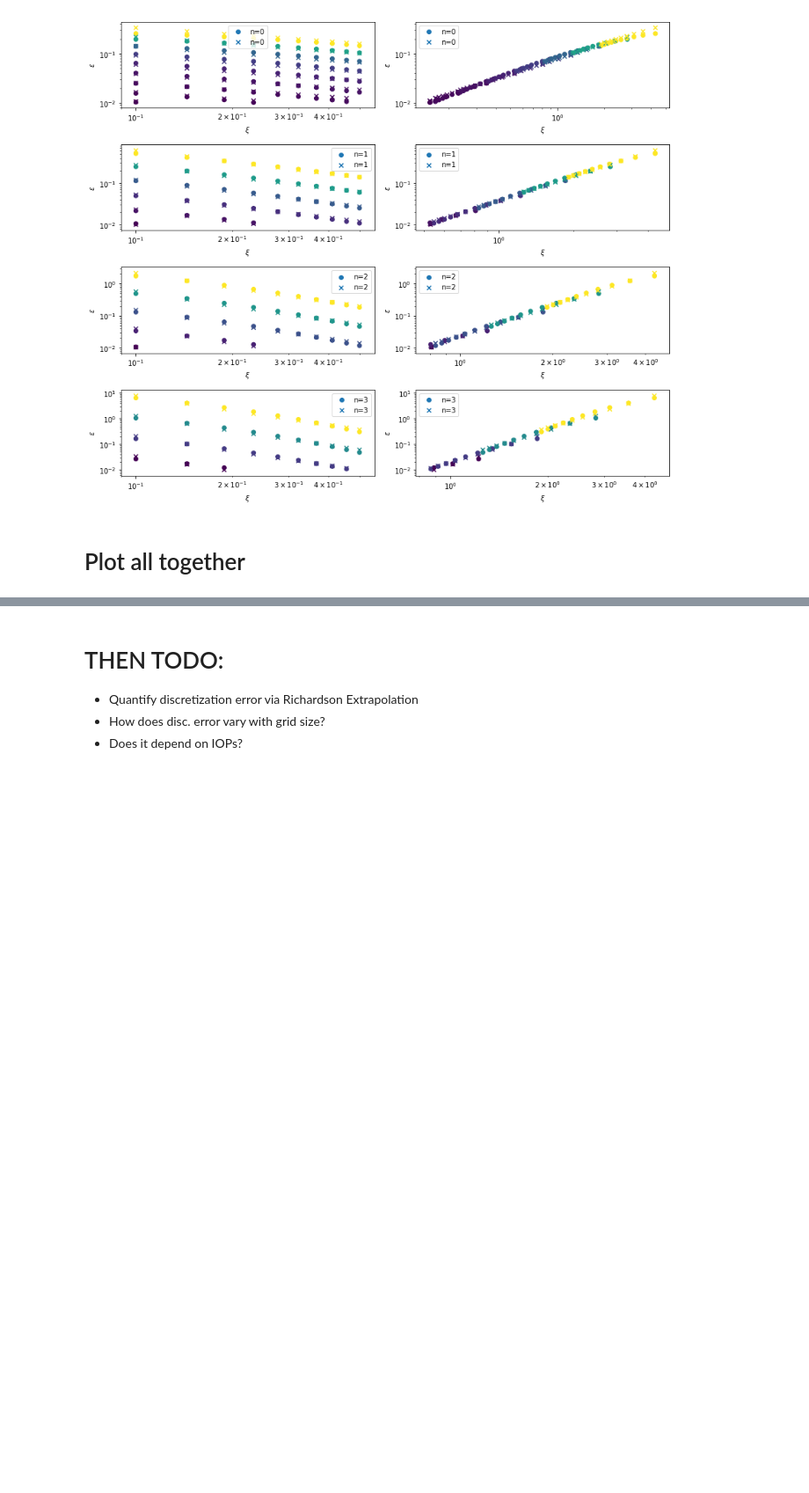
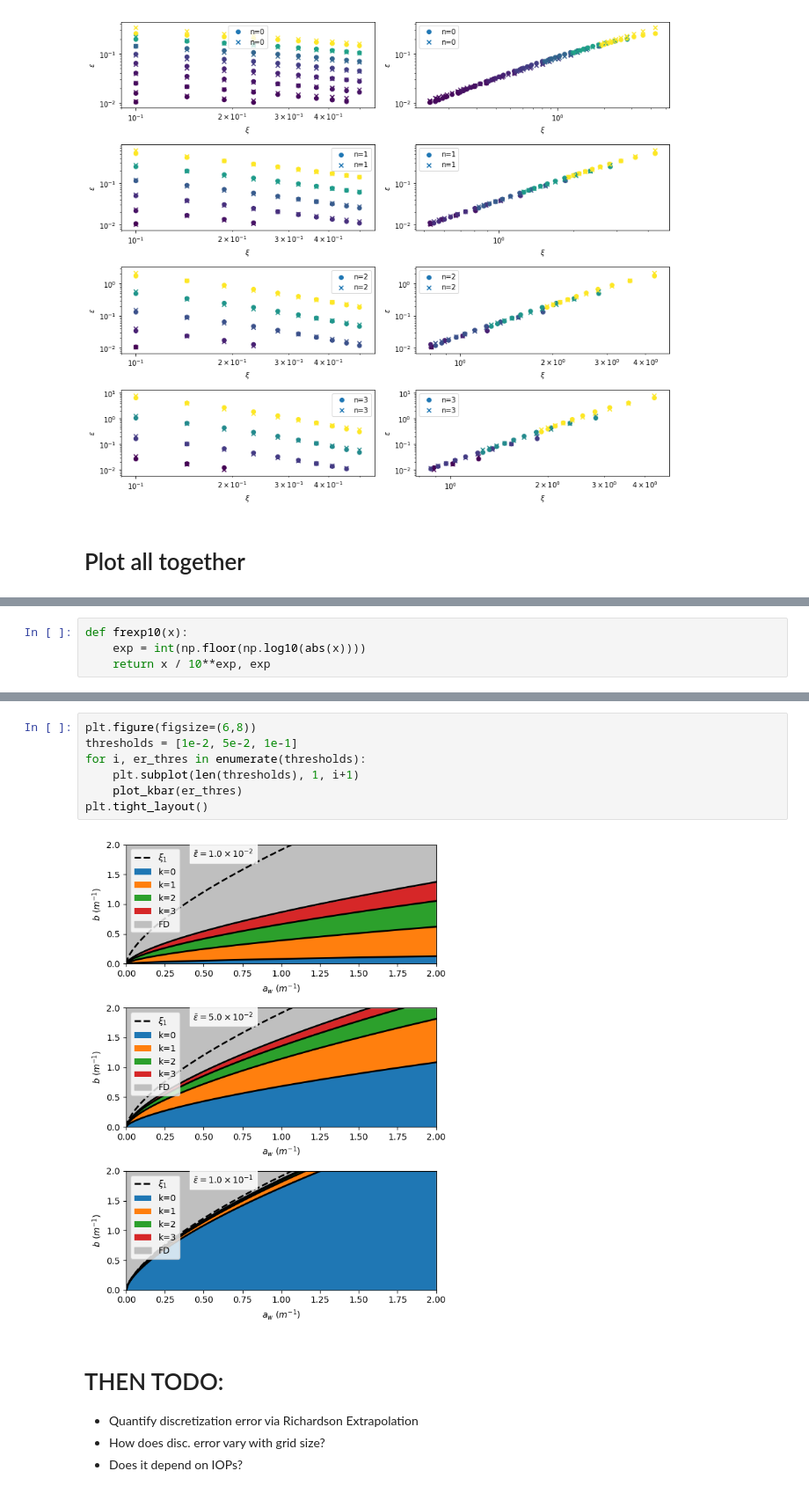
Before and after one commit to OliverEvans96/kelp, a Jupyter notebook: code/python/VerificationOfCalculations.ipynb, the cells around one changed output, grey strips where cells are left out. Shown at 88% size. Saved outputs shown, nothing was run; the diff lists cells and outputs as text; blank space fills up the shorter version.

```diff
--- a/code/python/VerificationOfCalculations.ipynb
+++ b/code/python/VerificationOfCalculations.ipynb
@@ -2401,0 +2351,4 @@ plt.tight_layout()
+# %%
+def frexp10(x):
+    exp = int(np.floor(np.log10(abs(x))))
+    return x / 10**exp, exp
@@ -2402,3 +2411,12 @@ plt.tight_layout()
+# %%
+plt.figure(figsize=(6,8))
+thresholds = [1e-2, 5e-2, 1e-1]
+for i, er_thres in enumerate(thresholds):
+    plt.subplot(len(thresholds), 1, i+1)
+    plot_kbar(er_thres)
+plt.tight_layout()
+# %% [output]
+[figure, added]
 # %% [markdown]
 # THEN TODO:
 - Quantify discretization error via Richardson Extrapolation
```
Also changed, not shown: parts of 35 cells of this notebook.
